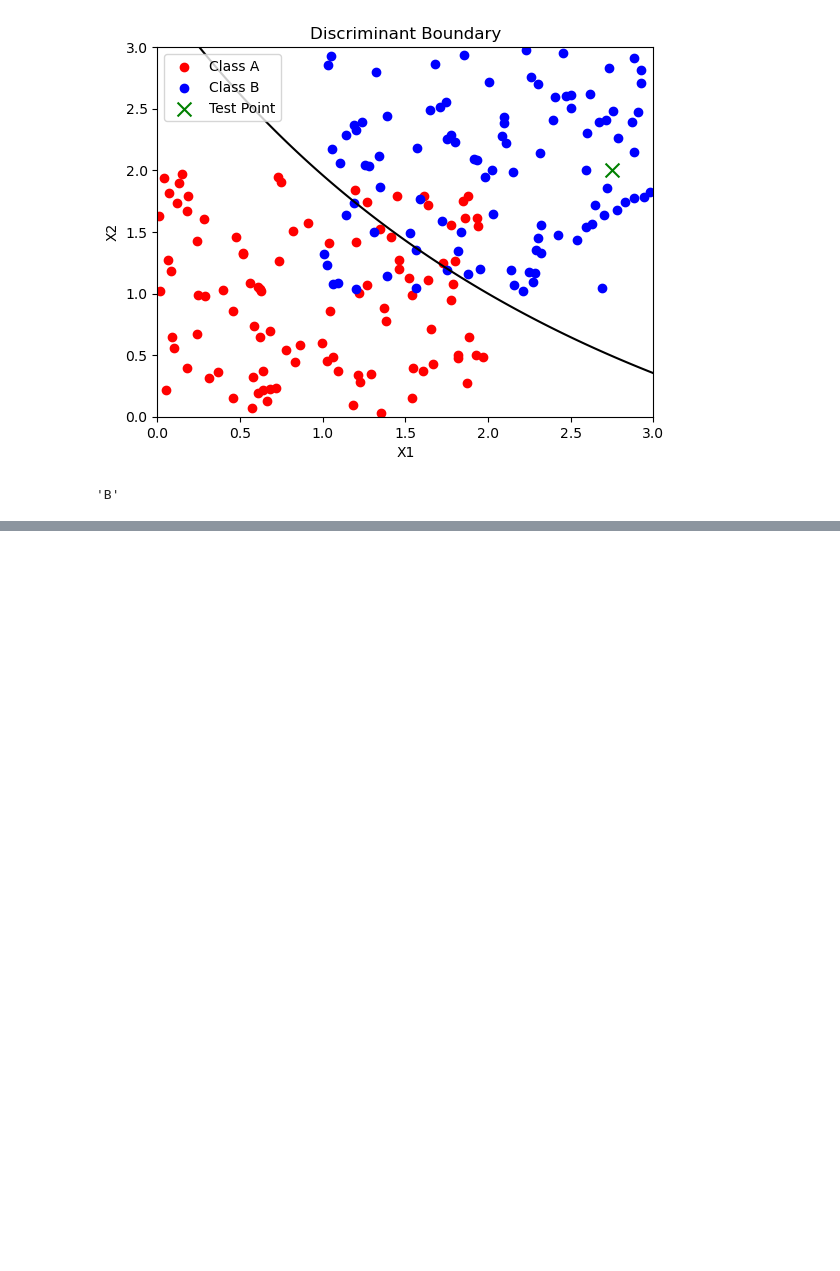
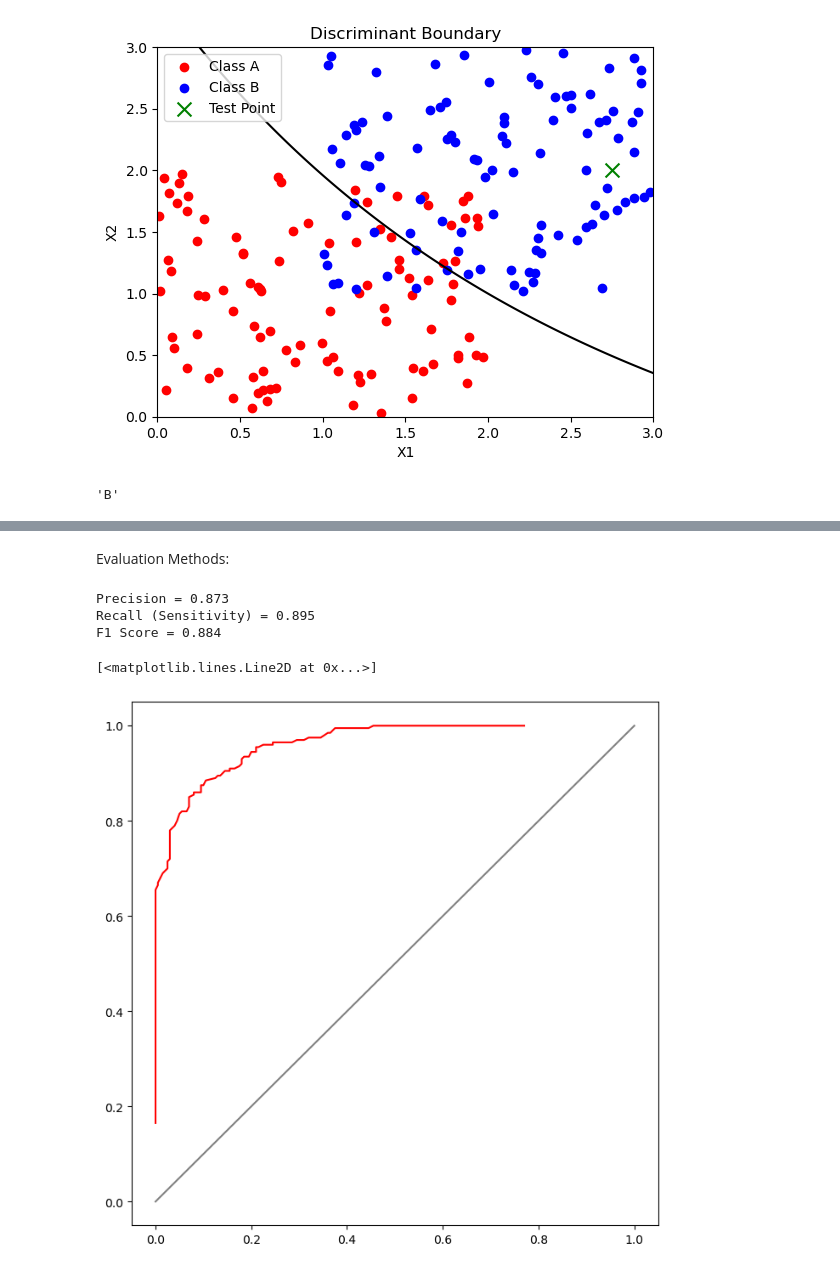
Before and after one commit to yzmyyds/NTU_EE6407, a Jupyter notebook: ML/Naive_Bayes.ipynb, the cells around one changed output, grey strips where cells are left out. Saved outputs shown, nothing was run; the diff lists cells and outputs as text; code cells hidden in the pictures; blank space fills up the shorter version.

Commit message:
Evaluation

```diff
--- a/ML/Naive_Bayes.ipynb
+++ b/ML/Naive_Bayes.ipynb
@@ -12,9 +12,11 @@ random.seed(42)
 #generate two labeled class data, A and B
 n_A = 100
 A = np.random.uniform(low=0, high=2, size=(n_A, 2))
+p=A
 
 n_B = 100
 B = np.random.uniform(low=1, high=3, size=(n_B, 2))
+n=B
 
 print(A.shape)
 def para_compute(X):
@@ -68,3 +70,53 @@ print("A") if g_A>=g_B else "B"
 # %% [markdown]
 Given the exam pass consequence:
 ![Exam Pass Data](Images/exam_pass_data.png)
+# %% [markdown]
+Evaluation Methods:
+# %%
+n_test_A = 200
+n_test_B = 200
+
+A_test = np.random.uniform(low=0, high=2, size=(n_test_A, 2))
+B_test = np.random.uniform(low=1, high=3, size=(n_test_B, 2))
+
+def pred(A_test,B_test,mu_A,muB,cov_A,cov_B,threshold):
+    TP=FP=TN=FN=0 #A: positive, B: negative
+    for x in A_test:
+        s=discriminant(x,mu_A,cov_A,p_wA)-discriminant(x,muB,cov_B,p_wB)
+        if s>threshold: TP+=1 #predict positive, true -> TP
+        else: FN+=1 #predict negative, false ->FN
+    for x in B_test:
+        s=discriminant(x,mu_A,cov_A,p_wA)-discriminant(x,muB,cov_B,p_wB)
+        if s>threshold: FP+=1 #predict positive, false -> FP
+        else: TN+=1 #predict negative, true ->TN
+    return TP,FP,TN,FN
+
+TP,FP,TN,FN=pred(A_test,B_test,mu_A,muB,cov_A,cov_B,0)
+precision=float(TP)/float(TP+FP)
+recall=float(TP)/float(TP+FN)
+F_score=(2*precision*recall)/(precision+recall)
+print(f"Precision = {precision:.3f}")
+print(f"Recall (Sensitivity) = {recall:.3f}")
+print(f"F1 Score = {F_score:.3f}")
+# %% [output]
+Precision = 0.873
+Recall (Sensitivity) = 0.895
+F1 Score = 0.884
+# %%
+thresholds = np.linspace(-5, 5, 200)
+TPR=[]
+FPR=[]
+for t in thresholds:
+    TP,FP,TN,FN=pred(A_test,B_test,mu_A,muB,cov_A,cov_B,t)
+    tpr=float(TP)/float(TP+FN)
+    fpr=float(FP)/float(FP+TN)
+    TPR.append(tpr)
+    FPR.append(fpr)
+TPR=np.array(TPR)
+FPR=np.array(FPR)
+plt.figure(figsize=(8,8))
+plt.plot(FPR,TPR,'r')
+plt.plot([0,1],[0,1],'gray')
+# %% [output]
+[<matplotlib.lines.Line2D at 0x...>]
+[figure, added]
```
